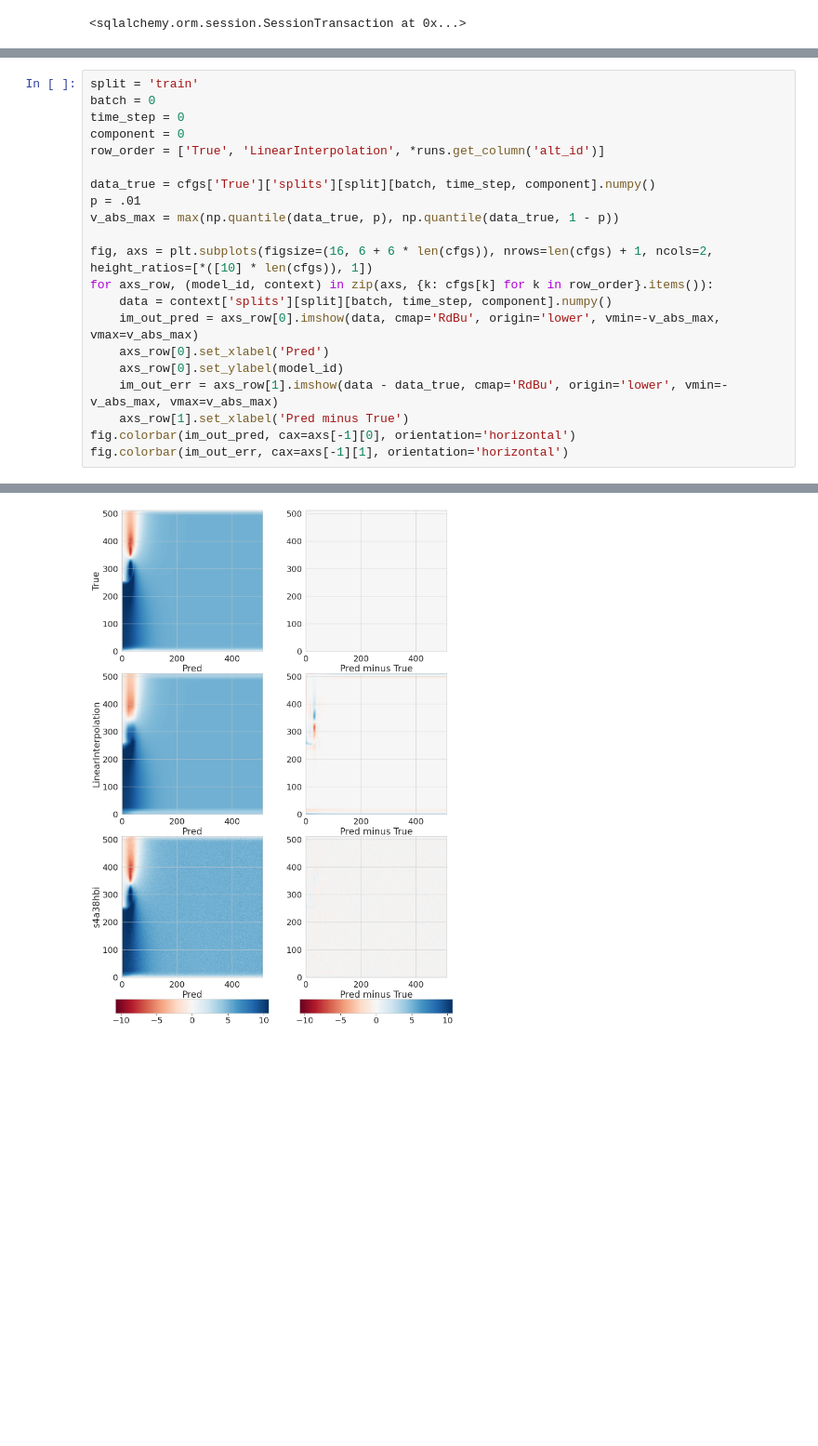
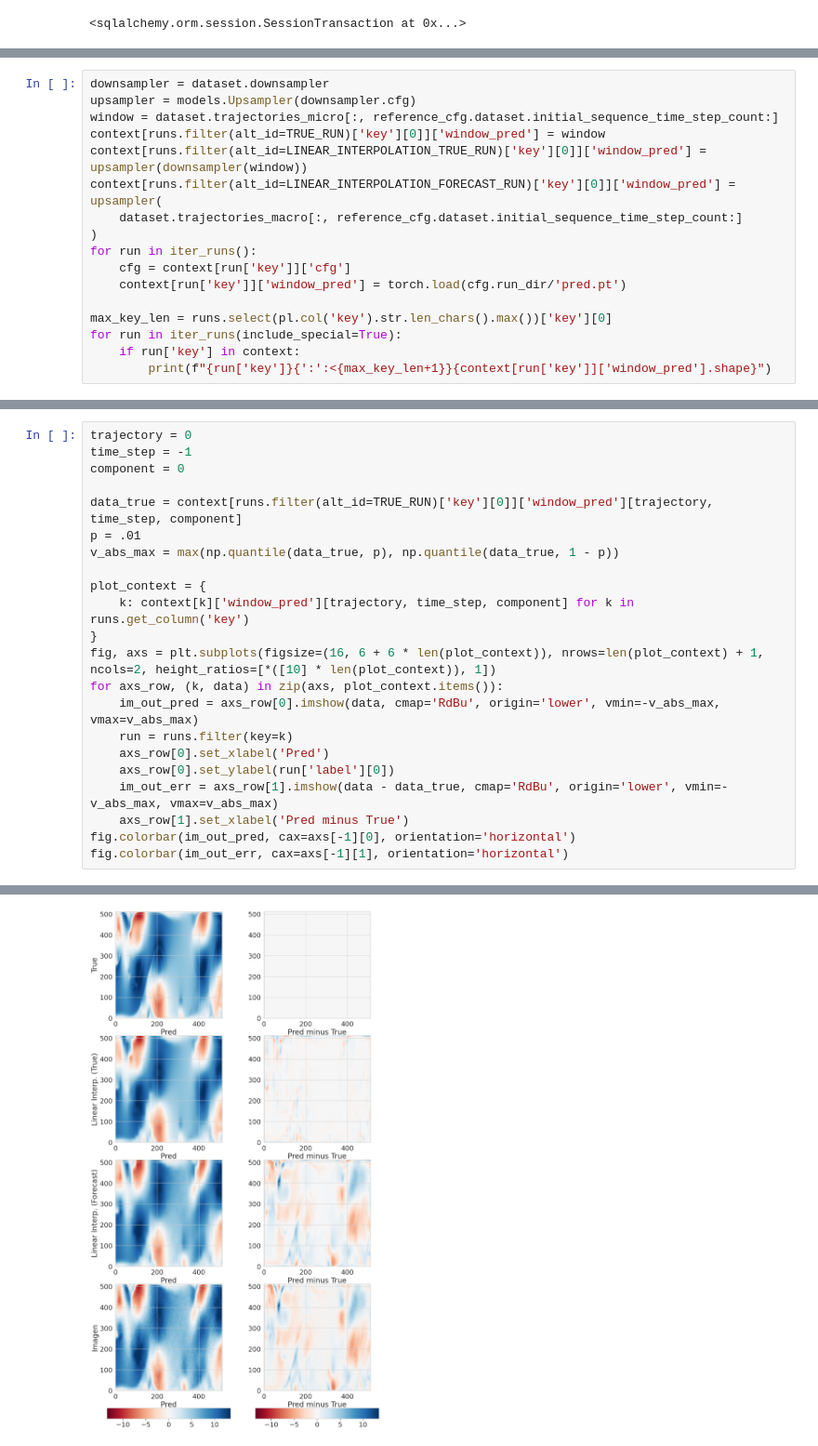
Before and after one commit to reepoi/G-LED, a Jupyter notebook: notebooks/pred_ImagenBackwardFacingStep.ipynb, the cells around one changed output, grey strips where cells are left out. Shown at 93% size. Drawn from its saved outputs; the diff is of its cells as text; blank space fills up the shorter version.

```diff
--- a/notebooks/pred_ImagenBackwardFacingStep.ipynb
+++ b/notebooks/pred_ImagenBackwardFacingStep.ipynb
@@ -85,0 +80,17 @@ train: torch.Size([11, 10, 2, 512, 512])
+# %%
+downsampler = dataset.downsampler
+upsampler = models.Upsampler(downsampler.cfg)
+window = dataset.trajectories_micro[:, reference_cfg.dataset.initial_sequence_time_step_count:]
+context[runs.filter(alt_id=TRUE_RUN)['key'][0]]['window_pred'] = window
+context[runs.filter(alt_id=LINEAR_INTERPOLATION_TRUE_RUN)['key'][0]]['window_pred'] = upsampler(downsampler(window))
+context[runs.filter(alt_id=LINEAR_INTERPOLATION_FORECAST_RUN)['key'][0]]['window_pred'] = upsampler(
+    dataset.trajectories_macro[:, reference_cfg.dataset.initial_sequence_time_step_count:]
+)
+for run in iter_runs():
+    cfg = context[run['key']]['cfg']
+    context[run['key']]['window_pred'] = torch.load(cfg.run_dir/'pred.pt')
+
+max_key_len = runs.select(pl.col('key').str.len_chars().max())['key'][0]
+for run in iter_runs(include_special=True):
+    if run['key'] in context:
+        print(f"{run['key']}{':':<{max_key_len+1}}{context[run['key']]['window_pred'].shape}")
@@ -86,24 +102,25 @@ train: torch.Size([11, 10, 2, 512, 512])
 # %%
-split = 'train'
-batch = 0
-time_step = 0
+trajectory = 0
+time_step = -1
 component = 0
-row_order = ['True', 'LinearInterpolation', *runs.get_column('alt_id')]
 
-data_true = cfgs['True']['splits'][split][batch, time_step, component].numpy()
+data_true = context[runs.filter(alt_id=TRUE_RUN)['key'][0]]['window_pred'][trajectory, time_step, component]
 p = .01
 v_abs_max = max(np.quantile(data_true, p), np.quantile(data_true, 1 - p))
 
-fig, axs = plt.subplots(figsize=(16, 6 + 6 * len(cfgs)), nrows=len(cfgs) + 1, ncols=2, height_ratios=[*([10] * len(cfgs)), 1])
-for axs_row, (model_id, context) in zip(axs, {k: cfgs[k] for k in row_order}.items()):
-    data = context['splits'][split][batch, time_step, component].numpy()
+plot_context = {
+    k: context[k]['window_pred'][trajectory, time_step, component] for k in runs.get_column('key')
+}
+fig, axs = plt.subplots(figsize=(16, 6 + 6 * len(plot_context)), nrows=len(plot_context) + 1, ncols=2, height_ratios=[*([10] * len(plot_context)), 1])
+for axs_row, (k, data) in zip(axs, plot_context.items()):
     im_out_pred = axs_row[0].imshow(data, cmap='RdBu', origin='lower', vmin=-v_abs_max, vmax=v_abs_max)
+    run = runs.filter(key=k)
     axs_row[0].set_xlabel('Pred')
-    axs_row[0].set_ylabel(model_id)
+    axs_row[0].set_ylabel(run['label'][0])
     im_out_err = axs_row[1].imshow(data - data_true, cmap='RdBu', origin='lower', vmin=-v_abs_max, vmax=v_abs_max)
     axs_row[1].set_xlabel('Pred minus True')
 fig.colorbar(im_out_pred, cax=axs[-1][0], orientation='horizontal')
 fig.colorbar(im_out_err, cax=axs[-1][1], orientation='horizontal')
 # %% [output]
 <matplotlib.colorbar.Colorbar at 0x...>
-[figure, old version]
+[figure, new version]
```
Also changed, not shown: parts of 7 cells of this notebook, 1 other file.
